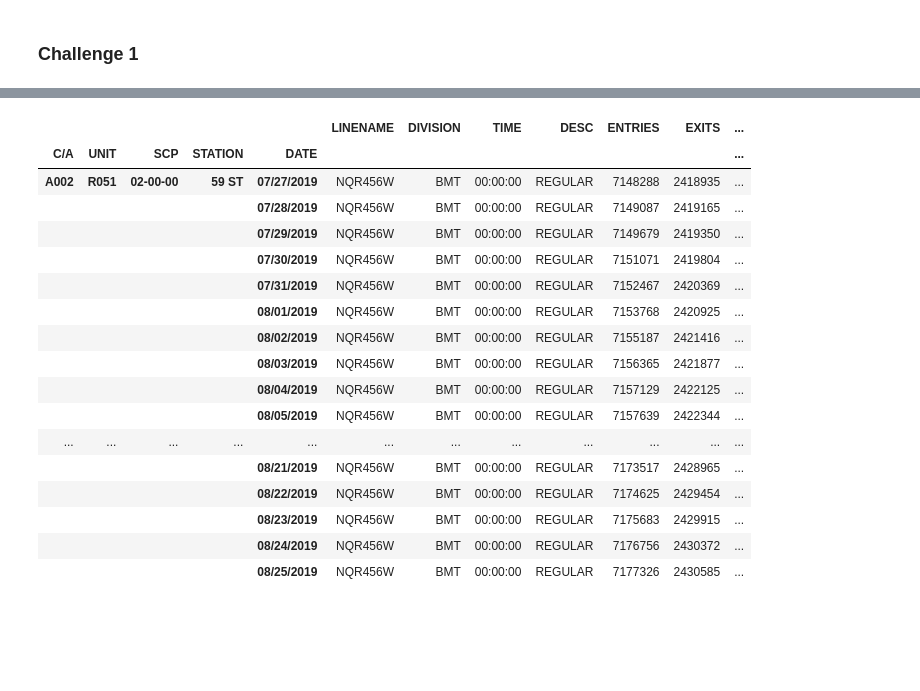
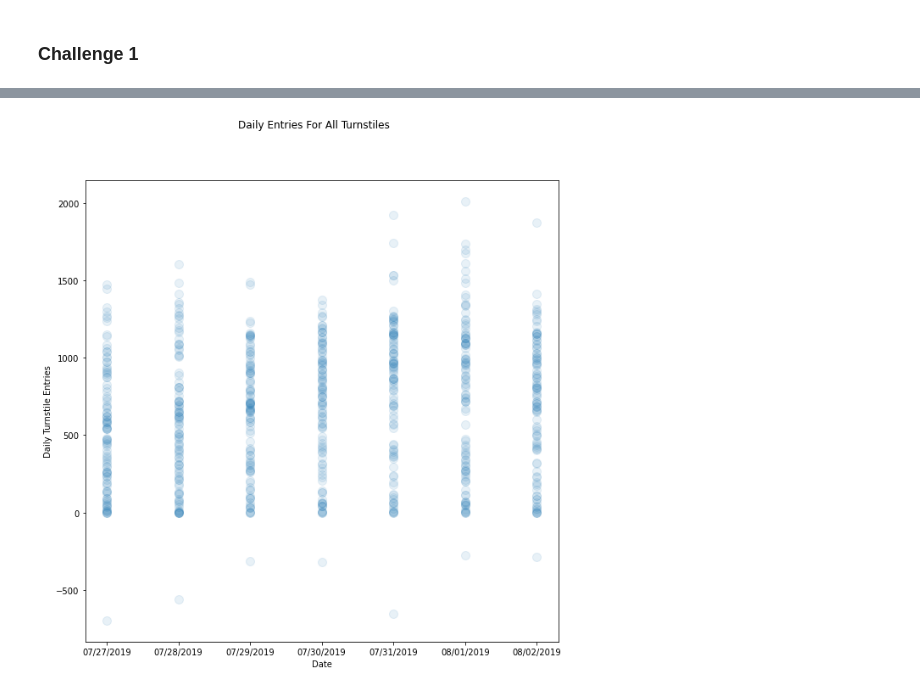
Before and after one commit to vincent-thompson/mta_turnstile_exploratory_data_analysis, a Jupyter notebook: ch_set_1_template.ipynb, the cells around one changed output, grey strips where cells are left out. Cells and saved outputs as stored; diff of their text form; code cells hidden in the pictures; blank space fills up the shorter version.

Commit message:
Added function to plot daily turnstiles for any station.  Deleted code at the bottom that we don't need

```diff
--- a/ch_set_1_template.ipynb
+++ b/ch_set_1_template.ipynb
@@ -129,21 +84,21 @@ sort_df["NEW_EXITS"] = sort_df.EXITS.diff()
-# %%
-sort_df.head(30)
-# %% [output]
-|  |  |  |  |  | LINENAME | DIVISION | TIME | DESC | ENTRIES | EXITS | ... |
-| C/A | UNIT | SCP | STATION | DATE |  |  |  |  |  |  | ... |
-| A002 | R051 | 02-00-00 | 59 ST | 07/27/2019 | NQR456W | BMT | 00:00:00 | REGULAR | 7148288 | 2418935 | ... |
-|  |  |  |  | 07/28/2019 | NQR456W | BMT | 00:00:00 | REGULAR | 7149087 | 2419165 | ... |
-|  |  |  |  | 07/29/2019 | NQR456W | BMT | 00:00:00 | REGULAR | 7149679 | 2419350 | ... |
-|  |  |  |  | 07/30/2019 | NQR456W | BMT | 00:00:00 | REGULAR | 7151071 | 2419804 | ... |
-|  |  |  |  | 07/31/2019 | NQR456W | BMT | 00:00:00 | REGULAR | 7152467 | 2420369 | ... |
-|  |  |  |  | 08/01/2019 | NQR456W | BMT | 00:00:00 | REGULAR | 7153768 | 2420925 | ... |
-|  |  |  |  | 08/02/2019 | NQR456W | BMT | 00:00:00 | REGULAR | 7155187 | 2421416 | ... |
-|  |  |  |  | 08/03/2019 | NQR456W | BMT | 00:00:00 | REGULAR | 7156365 | 2421877 | ... |
-|  |  |  |  | 08/04/2019 | NQR456W | BMT | 00:00:00 | REGULAR | 7157129 | 2422125 | ... |
-|  |  |  |  | 08/05/2019 | NQR456W | BMT | 00:00:00 | REGULAR | 7157639 | 2422344 | ... |
-| ... | ... | ... | ... | ... | ... | ... | ... | ... | ... | ... | ... |
-|  |  |  |  | 08/21/2019 | NQR456W | BMT | 00:00:00 | REGULAR | 7173517 | 2428965 | ... |
-|  |  |  |  | 08/22/2019 | NQR456W | BMT | 00:00:00 | REGULAR | 7174625 | 2429454 | ... |
-|  |  |  |  | 08/23/2019 | NQR456W | BMT | 00:00:00 | REGULAR | 7175683 | 2429915 | ... |
-|  |  |  |  | 08/24/2019 | NQR456W | BMT | 00:00:00 | REGULAR | 7176756 | 2430372 | ... |
-|  |  |  |  | 08/25/2019 | NQR456W | BMT | 00:00:00 | REGULAR | 7177326 | 2430585 | ... |
+# %%
+def plot_daily_turnstile_entries(df_sorted, station=None):
+    if isinstance(station, str) != True and station !=None:
+        raise TypeError('Station should be a string')
+    if station != None:
+        df_sorted = df_sorted[df_sorted.STATION == station]
+
+
+    df_sorted_turnstiles_date = df_sorted.groupby(['turnstiles', 'DATE']).sum()
+    df_sorted_turnstiles = df_sorted_turnstiles_date.reset_index(level=['DATE'])
+    plt.figure(figsize=(10,10))
+    x = df_sorted_turnstiles.DATE
+    y = df_sorted_turnstiles.entries_diff
+    plt.scatter(x,y,s=100,alpha=0.1)
+    plt.xlabel('Date')
+    plt.ylabel('Daily Turnstile Entries')
+    plt.suptitle('Daily Entries For All Turnstiles')
+
+plot_daily_turnstile_entries(df_sorted, station = '34 ST-PENN STA')
+# %% [output]
+[figure, added]
```
Also changed, not shown: parts of 11 cells of this notebook.
